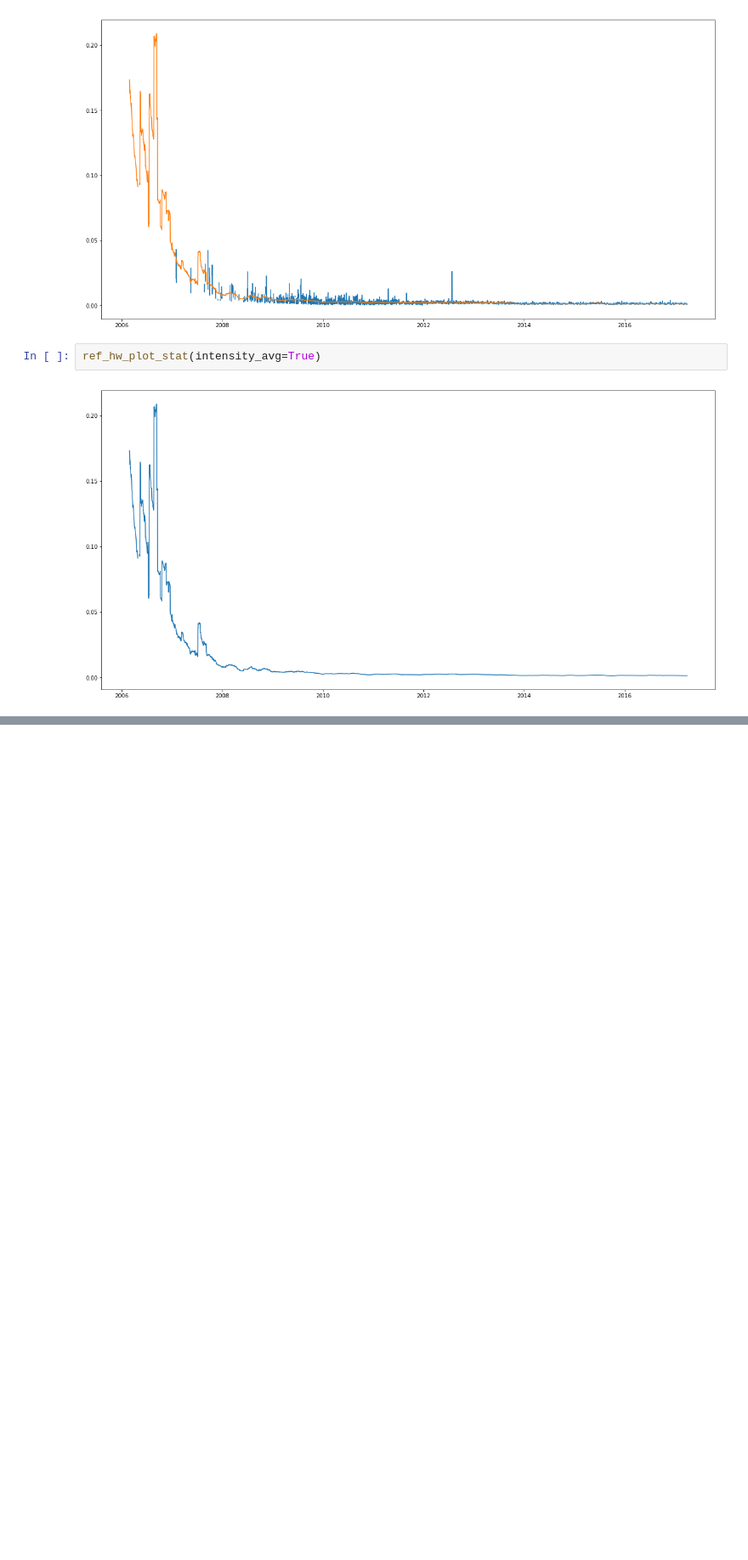
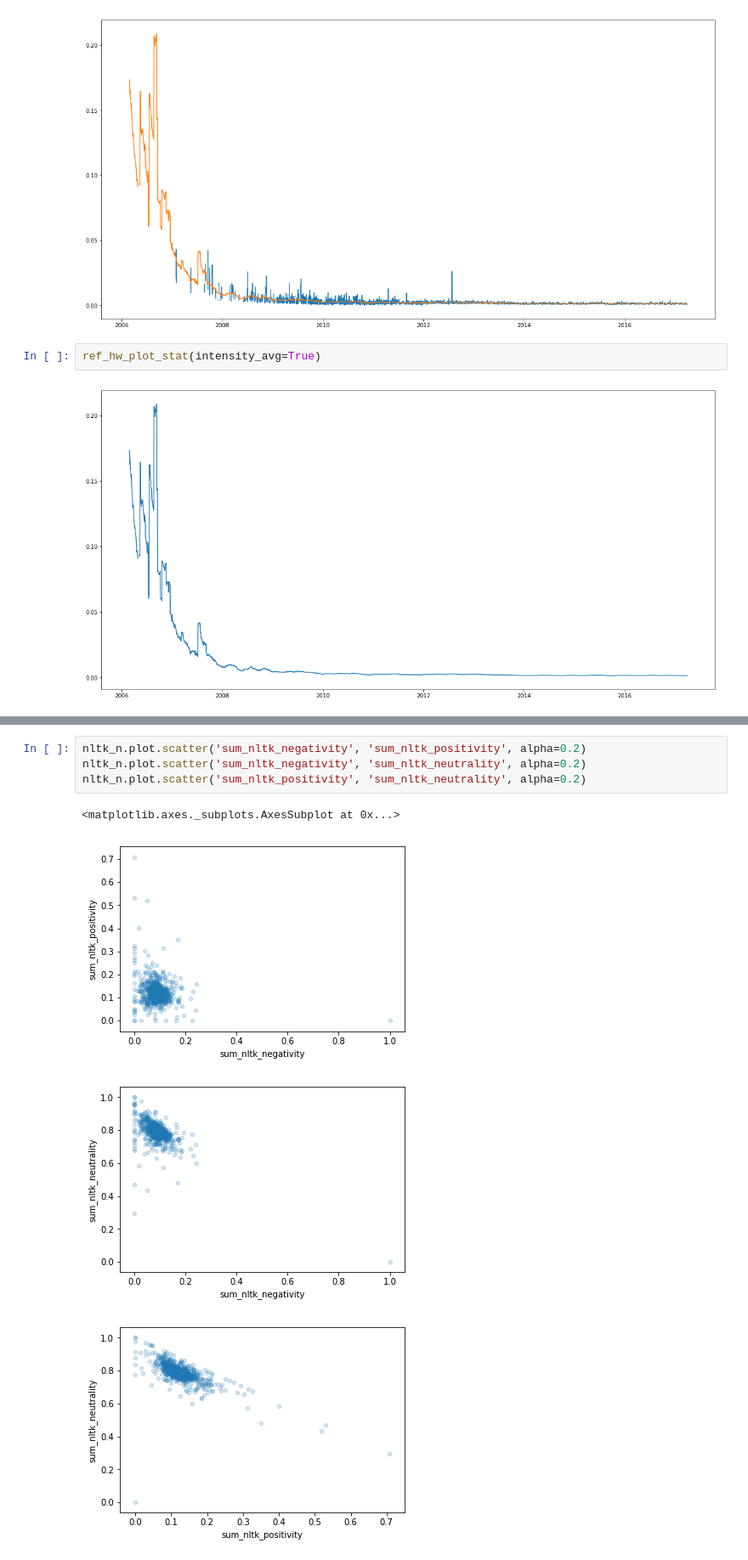
Before and after one commit to MetaHG/Reddit-opinions-polarization, a Jupyter notebook: notebooks/nlp_metrics_analysis.ipynb, the cells around one changed output, grey strips where cells are left out. Shown at 85% size. Saved outputs shown, nothing was run; the diff lists cells and outputs as text; blank space fills up the shorter version.

```diff
--- a/notebooks/nlp_metrics_analysis.ipynb
+++ b/notebooks/nlp_metrics_analysis.ipynb
@@ -456,0 +500,9 @@ ref_hw_plot_stat(intensity_avg=True)
+# %%
+nltk_n.plot.scatter('sum_nltk_negativity', 'sum_nltk_positivity', alpha=0.2)
+nltk_n.plot.scatter('sum_nltk_negativity', 'sum_nltk_neutrality', alpha=0.2)
+nltk_n.plot.scatter('sum_nltk_positivity', 'sum_nltk_neutrality', alpha=0.2)
+# %% [output]
+<matplotlib.axes._subplots.AxesSubplot at 0x...>
+[figure, added]
+[figure, added]
+[figure, added]
```
Also changed, not shown: parts of 8 cells of this notebook.
